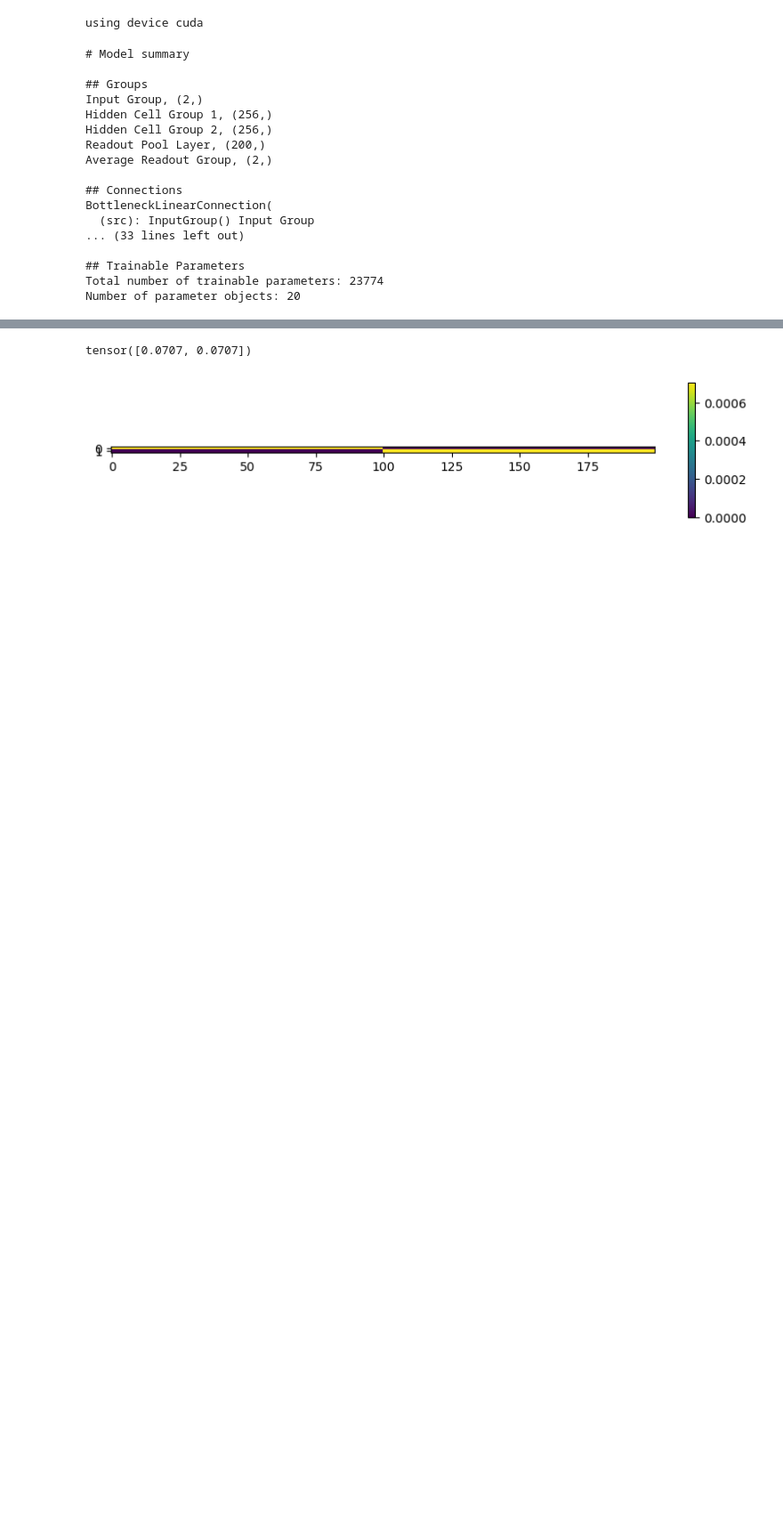
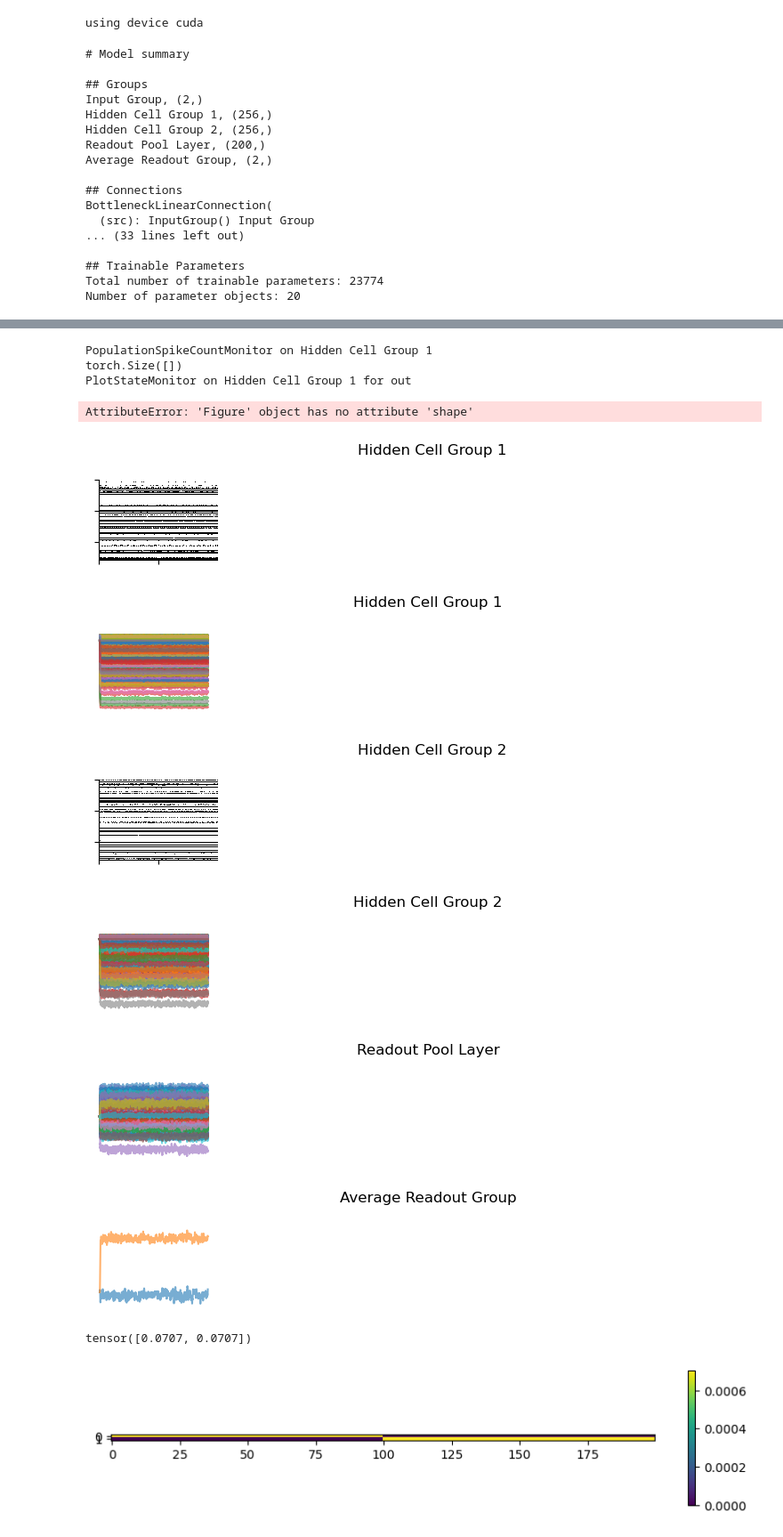
Before and after one commit to jhuebotter/control_stork, a Jupyter notebook: examples/second_model.ipynb, the cells around one changed output, grey strips where cells are left out. Shown at 89% size. Cells and saved outputs as stored; diff of their text form; code cells hidden in the pictures; blank space fills up the shorter version.

```diff
--- a/examples/second_model.ipynb
+++ b/examples/second_model.ipynb
@@ -184,10 +139,11 @@ if feedback:
 # make the monitors
 for i in range(n_hidden):
     #rsm.add_monitor(PopulationSpikeCountMonitor(rsm.groups[1+i], per_example=True))
-    rsm.add_monitor(SpikeCountMonitor(rsm.groups[1+i]))
-    rsm.add_monitor(StateMonitor(rsm.groups[1+i], 'out'))
-rsm.add_monitor(StateMonitor(rsm.groups[-2], 'out'))
-rsm.add_monitor(StateMonitor(rsm.groups[-1], 'out'))
+    rsm.add_monitor(PopulationSpikeCountMonitor(rsm.groups[1+i]))
+    rsm.add_monitor(PlotStateMonitor(rsm.groups[1+i], 'out', plot_fn=plot_spikes, title=f'Hidden Cell Group {i+1}'))
+    rsm.add_monitor(PlotStateMonitor(rsm.groups[1+i], 'mem', plot_fn=plot_traces, title=f'Hidden Cell Group {i+1}'))
+rsm.add_monitor(PlotStateMonitor(rsm.groups[-2], 'out', plot_fn=plot_traces, title='Readout Pool Layer'))
+rsm.add_monitor(PlotStateMonitor(rsm.groups[-1], 'out', plot_fn=plot_traces, title='Average Readout Group'))
 
 rsm.configure(
     input_group,
@@ -294,0 +205,10 @@ torch.Size([128, 500, 2])
+# %%
+data = rsm.get_monitor_data()
+for k, v in data.items():
+    print(k)
+    if isinstance(v, matplotlib.figure.Figure):
+        v.show()
+    elif v is None:
+        print('None')
+    else:
+        print(v / (T * time_step))
@@ -295,3 +232,27 @@ torch.Size([128, 500, 2])
+# %%
+data = rsm.get_monitor_data()
+for k, v in  data.items():
+    print(k)
+    print(v.shape)
+    if 'StateMonitor' in k:
+        if 'Readout' in k:
+            plot_traces(v, title=k, show=True)
+        elif 'Hidden' in k:
+            if 'mem' in k:
+                plot_traces(v, title=k, show=True)
+            elif 'out' in k:
+                plot_spikes(v, title=k, show=True)
+# %% [output]
+PopulationSpikeCountMonitor on Hidden Cell Group 1
+torch.Size([])
+PlotStateMonitor on Hidden Cell Group 1 for out
+AttributeError: 'Figure' object has no attribute 'shape'
+[figure, added]
+[figure, added]
+[figure, added]
+[figure, added]
+[figure, added]
+[figure, added]
 # %%
 w = rsm.connections[-1].op.weight.detach().cpu()
 print(w.sum(1))
```
Also changed, not shown: parts of 10 cells of this notebook, 5 other files.
